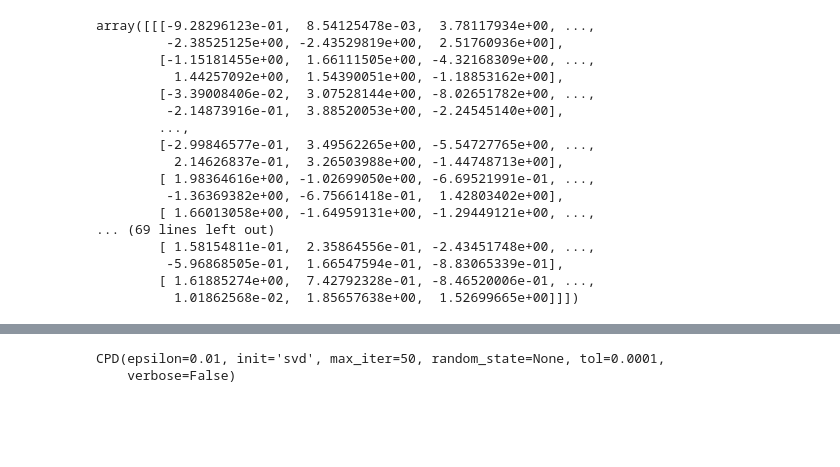
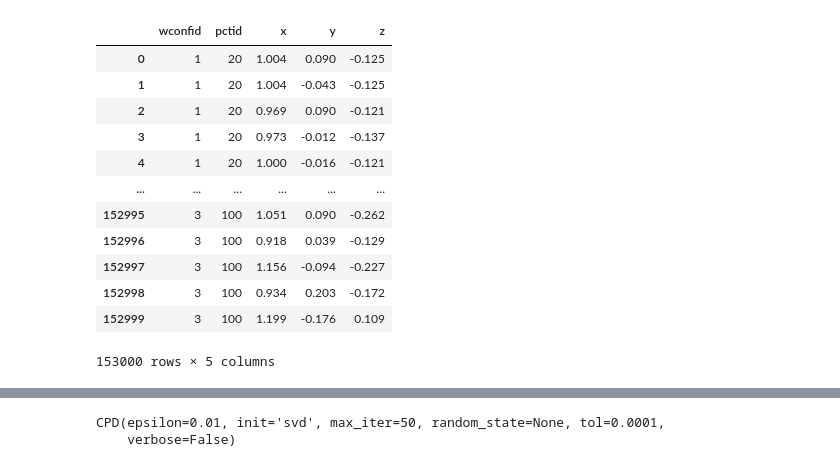
Before and after one commit to intsystems/MathematicalForecastingMethods, a Jupyter notebook: lab2/muzalevskiy/hottbox.ipynb, the cells around one changed output, grey strips where cells are left out. Drawn from its saved outputs; the diff is of its cells as text; code cells hidden in the pictures; blank space fills up the shorter version.

```diff
--- a/lab2/muzalevskiy/hottbox.ipynb
+++ b/lab2/muzalevskiy/hottbox.ipynb
@@ -12,22 +18,2 @@ I, J, K, R = 100, 100, 100, 4 # размерность и ранг матриц
 tensor = tt.randn_ktensor((I, J, K), rank=R).full()
 tensor = tensor + np.random.randn(I, J, K)  # добавление шума
-# %%
-tensor
-# %% [output]
-array([[[-9.28296123e-01,  8.54125478e-03,  3.78117934e+00, ...,
-         -2.38525125e+00, -2.43529819e+00,  2.51760936e+00],
-        [-1.15181455e+00,  1.66111505e+00, -4.32168309e+00, ...,
-          1.44257092e+00,  1.54390051e+00, -1.18853162e+00],
-        [-3.39008406e-02,  3.07528144e+00, -8.02651782e+00, ...,
-         -2.14873916e-01,  3.88520053e+00, -2.24545140e+00],
-        ...,
-        [-2.99846577e-01,  3.49562265e+00, -5.54727765e+00, ...,
-          2.14626837e-01,  3.26503988e+00, -1.44748713e+00],
-        [ 1.98364616e+00, -1.02699050e+00, -6.69521991e-01, ...,
-         -1.36369382e+00, -6.75661418e-01,  1.42803402e+00],
-        [ 1.66013058e+00, -1.64959131e+00, -1.29449121e+00, ...,
-... (69 lines left out)
-        [ 1.58154811e-01,  2.35864556e-01, -2.43451748e+00, ...,
-         -5.96868505e-01,  1.66547594e-01, -8.83065339e-01],
-        [ 1.61885274e+00,  7.42792328e-01, -8.46520006e-01, ...,
-          1.01862568e-02,  1.85657638e+00,  1.52699665e+00]]])
@@ -33,0 +22,16 @@ array([[[-9.28296123e-01,  8.54125478e-03,  3.78117934e+00, ...,
+# %%
+df
+# %% [output]
+|  | wconfid | pctid | x | y | z |
+| 0 | 1 | 20 | 1.004 | 0.090 | -0.125 |
+| 1 | 1 | 20 | 1.004 | -0.043 | -0.125 |
+| 2 | 1 | 20 | 0.969 | 0.090 | -0.121 |
+| 3 | 1 | 20 | 0.973 | -0.012 | -0.137 |
+| 4 | 1 | 20 | 1.000 | -0.016 | -0.121 |
+| ... | ... | ... | ... | ... | ... |
+| 152995 | 3 | 100 | 1.051 | 0.090 | -0.262 |
+| 152996 | 3 | 100 | 0.918 | 0.039 | -0.129 |
+| 152997 | 3 | 100 | 1.156 | -0.094 | -0.227 |
+| 152998 | 3 | 100 | 0.934 | 0.203 | -0.172 |
+| 152999 | 3 | 100 | 1.199 | -0.176 | 0.109 |
+153000 rows × 5 columns
```
Also changed, not shown: parts of 17 cells of this notebook, 1 other file.
